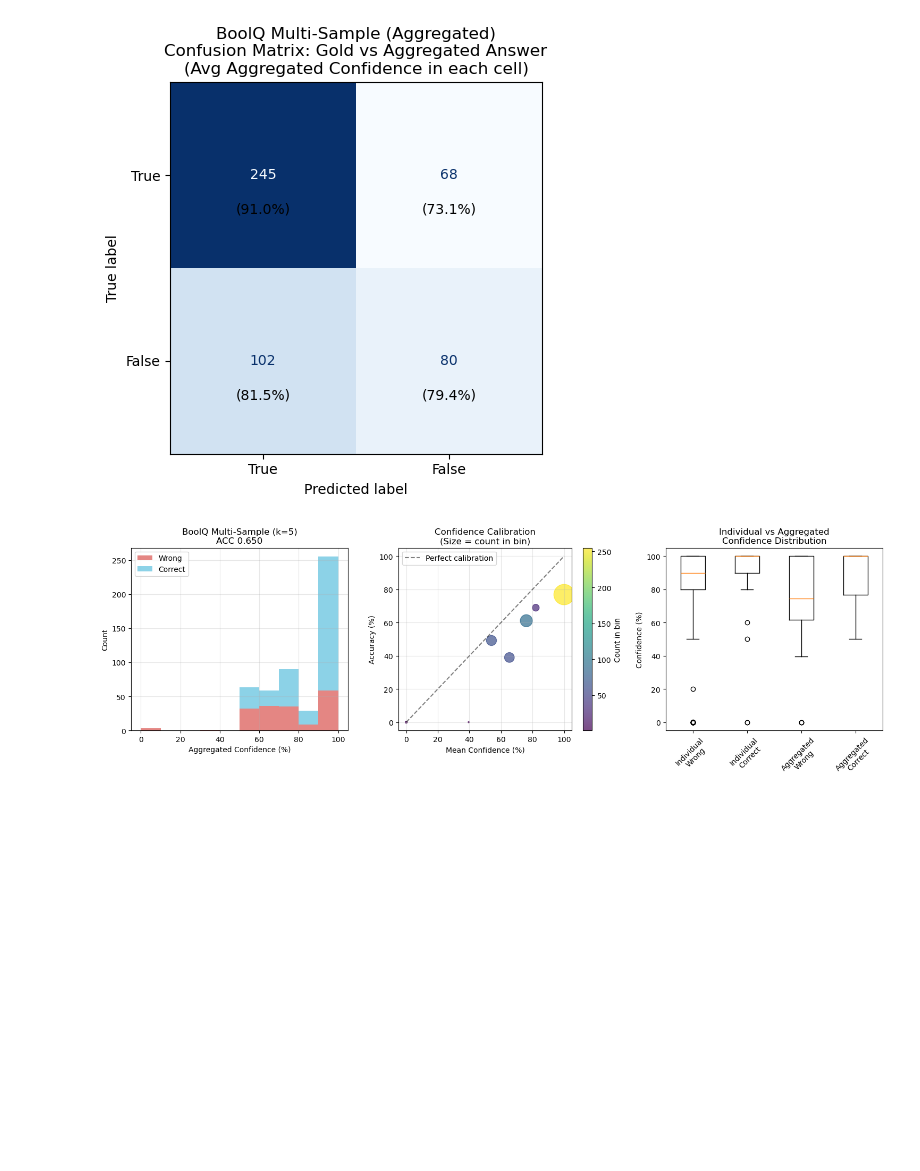
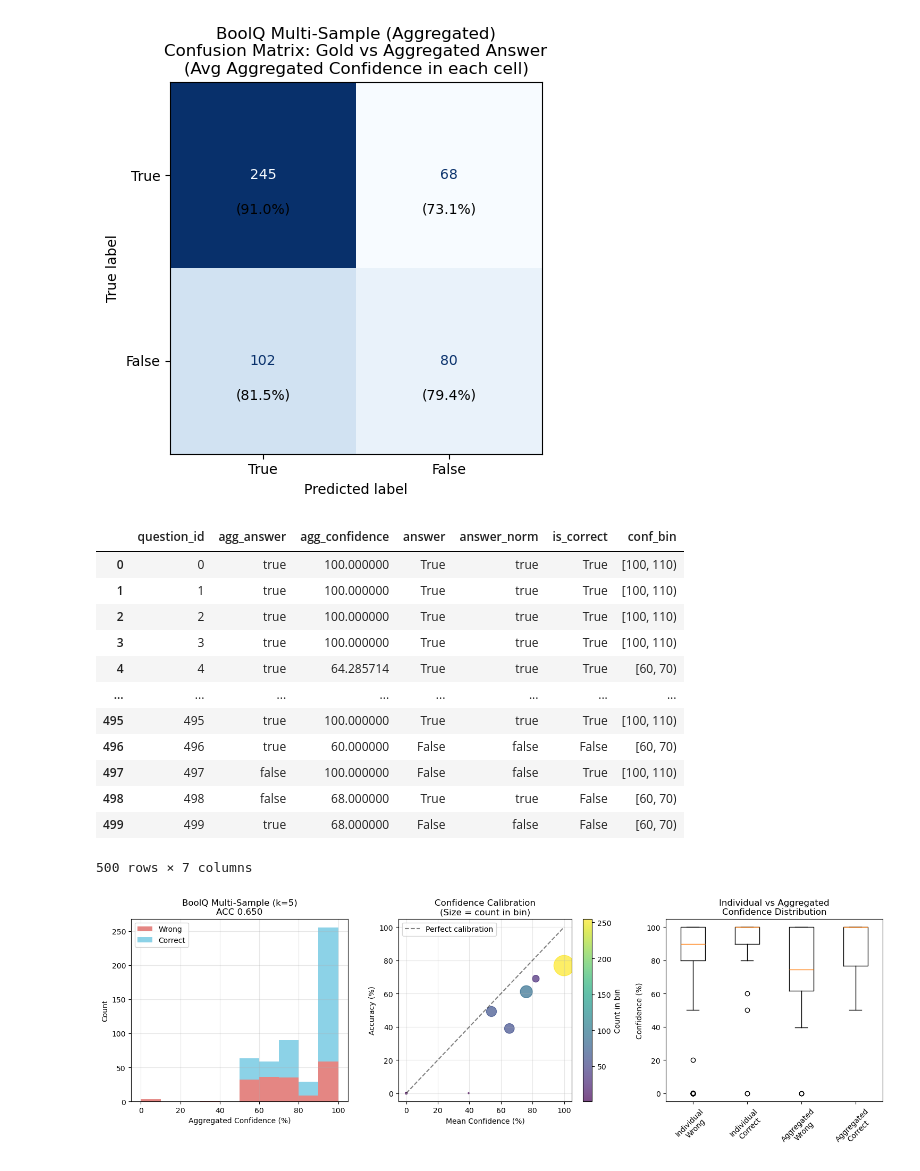
Before and after one commit to christian-hobelsberger/LLMUncertainty, a Jupyter notebook: analyze_confidence_output.ipynb, the cells around one changed output. Cells and saved outputs as stored; diff of their text form; code cells hidden in the pictures; blank space fills up the shorter version.

```diff
--- a/analyze_confidence_output.ipynb
+++ b/analyze_confidence_output.ipynb
@@ -864,6 +863,22 @@ answer_norm
 false        39.534884  79.432088        NaN  81.479616
 true               NaN  73.094917  52.941176  90.991977
 [figure]
+# %%
+eval_df
+# %% [output]
+|  | question_id | agg_answer | agg_confidence | answer | answer_norm | is_correct | conf_bin |
+| 0 | 0 | true | 100.000000 | True | true | True | [100, 110) |
+| 1 | 1 | true | 100.000000 | True | true | True | [100, 110) |
+| 2 | 2 | true | 100.000000 | True | true | True | [100, 110) |
+| 3 | 3 | true | 100.000000 | True | true | True | [100, 110) |
+| 4 | 4 | true | 64.285714 | True | true | True | [60, 70) |
+| ... | ... | ... | ... | ... | ... | ... | ... |
+| 495 | 495 | true | 100.000000 | True | true | True | [100, 110) |
+| 496 | 496 | true | 60.000000 | False | false | False | [60, 70) |
+| 497 | 497 | false | 100.000000 | False | false | True | [100, 110) |
+| 498 | 498 | false | 68.000000 | True | true | False | [60, 70) |
+| 499 | 499 | true | 68.000000 | False | false | False | [60, 70) |
+500 rows × 7 columns
 # %%
 from sklearn.metrics import f1_score
 
```
Also changed, not shown: parts of 4 cells of this notebook, 2 other files.
